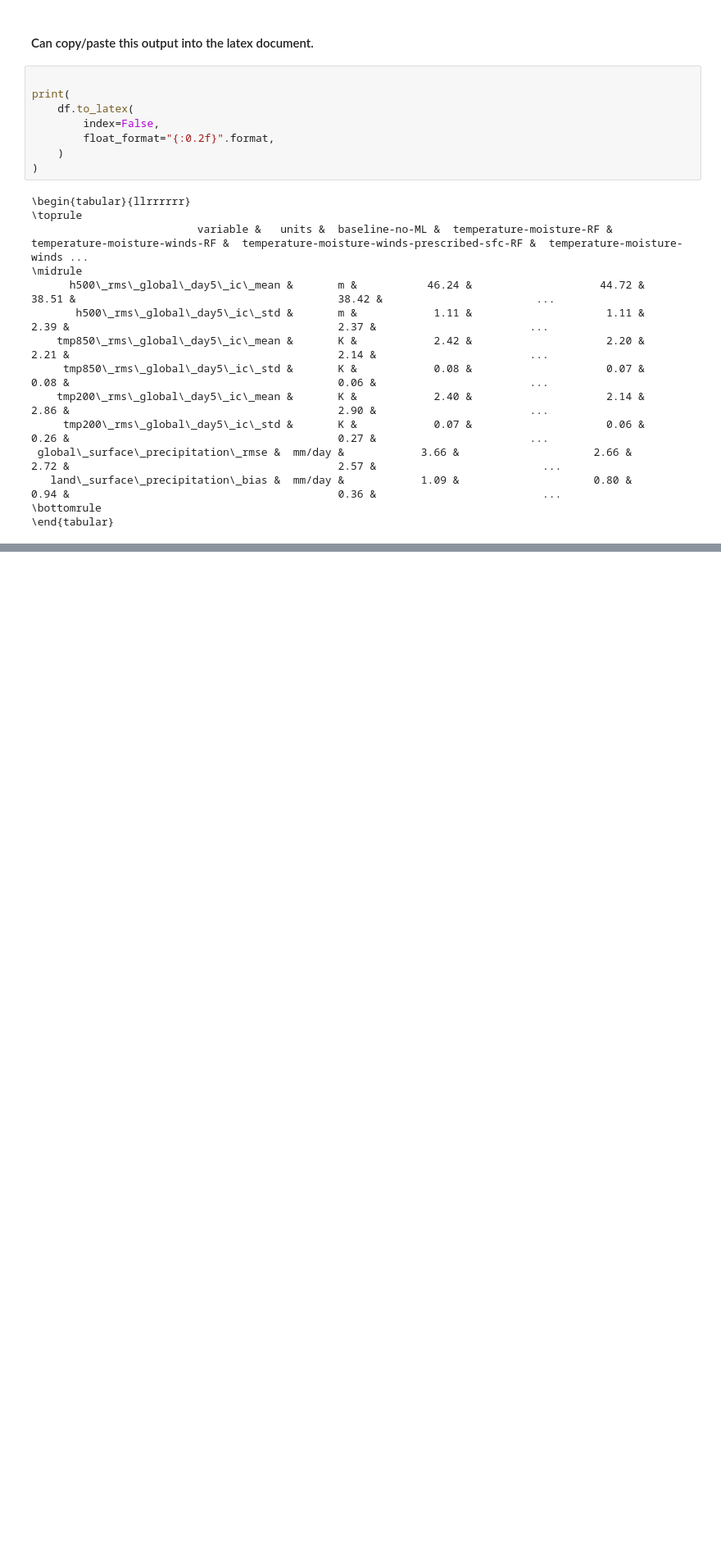
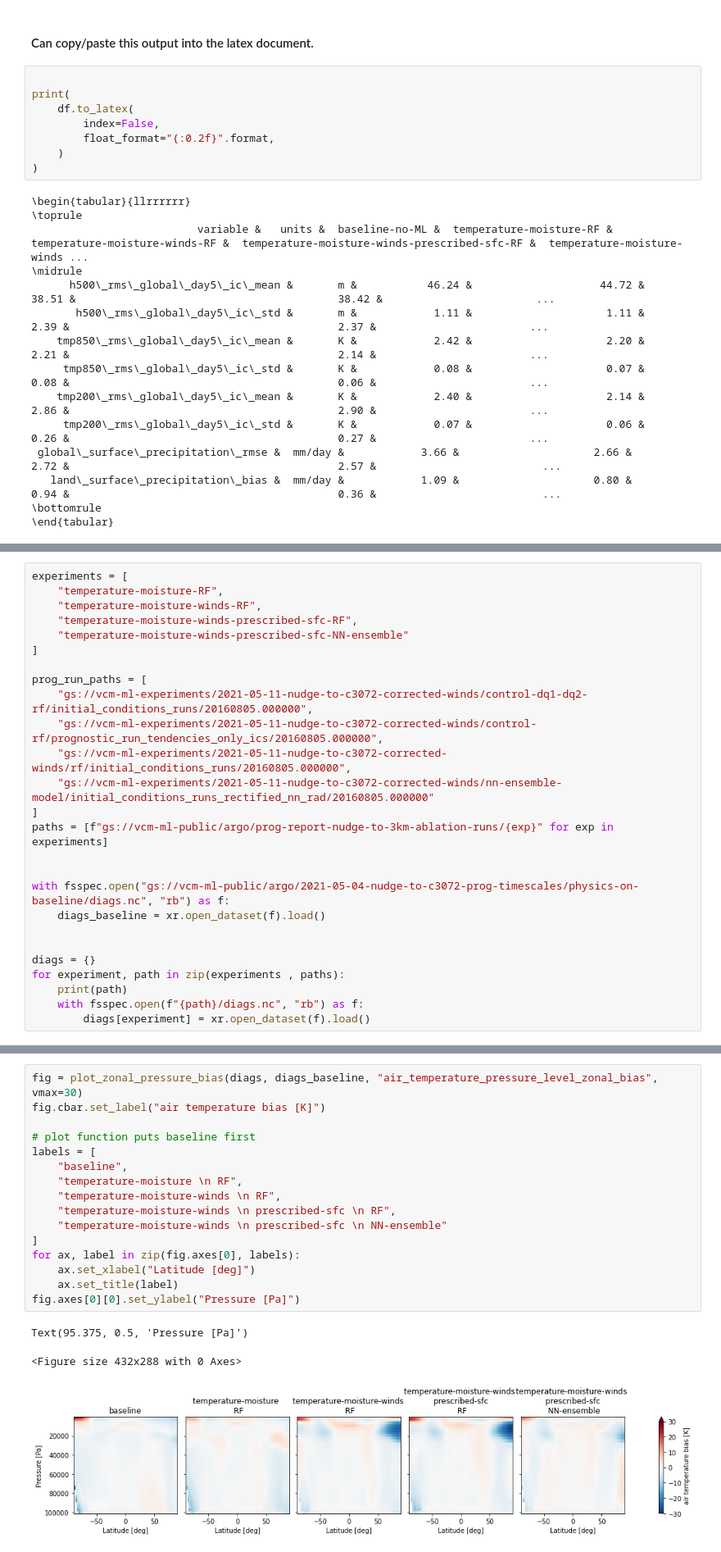
Before and after one commit to ai2cm/nudge-to-fine-3km-manuscript-workflow, a Jupyter notebook: notebooks/create-ablation-table.ipynb, the cells around one changed output, grey strips where cells are left out. Shown: that part at 82% size. Drawn from its saved outputs; the diff is of its cells as text; blank space fills up the shorter version.

Commit message:
add zonal pressure air temp bias figure

```diff
--- a/notebooks/create-ablation-table.ipynb
+++ b/notebooks/create-ablation-table.ipynb
@@ -113,0 +134,26 @@ print(
+# %%
+experiments = [
+    "temperature-moisture-RF",
+    "temperature-moisture-winds-RF",
+    "temperature-moisture-winds-prescribed-sfc-RF",
+    "temperature-moisture-winds-prescribed-sfc-NN-ensemble"
+]
+
+prog_run_paths = [
+    "gs://vcm-ml-experiments/2021-05-11-nudge-to-c3072-corrected-winds/control-dq1-dq2-rf/initial_conditions_runs/20160805.000000",
+    "gs://vcm-ml-experiments/2021-05-11-nudge-to-c3072-corrected-winds/control-rf/prognostic_run_tendencies_only_ics/20160805.000000",
+    "gs://vcm-ml-experiments/2021-05-11-nudge-to-c3072-corrected-winds/rf/initial_conditions_runs/20160805.000000",
+    "gs://vcm-ml-experiments/2021-05-11-nudge-to-c3072-corrected-winds/nn-ensemble-model/initial_conditions_runs_rectified_nn_rad/20160805.000000"
+]
+paths = [f"gs://vcm-ml-public/argo/prog-report-nudge-to-3km-ablation-runs/{exp}" for exp in experiments]
+
+
+with fsspec.open("gs://vcm-ml-public/argo/2021-05-04-nudge-to-c3072-prog-timescales/physics-on-baseline/diags.nc", "rb") as f:
+    diags_baseline = xr.open_dataset(f).load()
+
+
+diags = {}
+for experiment, path in zip(experiments , paths):
+    print(path)
+    with fsspec.open(f"{path}/diags.nc", "rb") as f:
+        diags[experiment] = xr.open_dataset(f).load()
@@ -113,0 +165,20 @@ print(
+# %%
+fig = plot_zonal_pressure_bias(diags, diags_baseline, "air_temperature_pressure_level_zonal_bias", vmax=30)
+fig.cbar.set_label("air temperature bias [K]")
+
+# plot function puts baseline first
+labels = [
+    "baseline",
+    "temperature-moisture \n RF",
+    "temperature-moisture-winds \n RF",
+    "temperature-moisture-winds \n prescribed-sfc \n RF",
+    "temperature-moisture-winds \n prescribed-sfc \n NN-ensemble"
+]
+for ax, label in zip(fig.axes[0], labels):
+    ax.set_xlabel("Latitude [deg]")
+    ax.set_title(label)
+fig.axes[0][0].set_ylabel("Pressure [Pa]")
+# %% [output]
+Text(95.375, 0.5, 'Pressure [Pa]')
+<Figure size 432x288 with 0 Axes>
+[figure, added]
```
Also changed, not shown: parts of 3 cells of this notebook.
